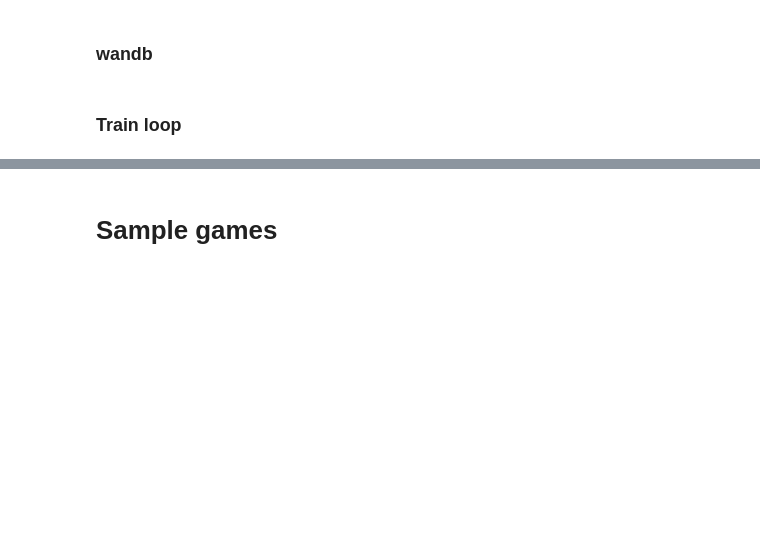
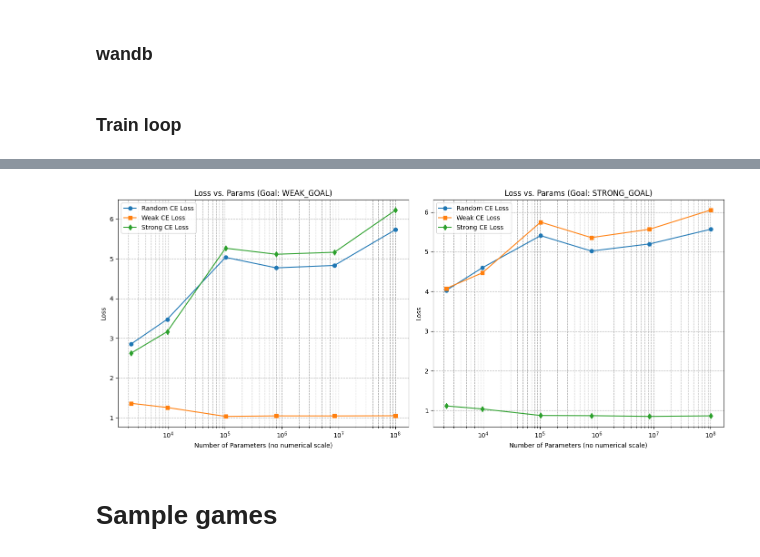
Before and after one commit to BenWilop/MechInt, a Jupyter notebook: playground_WSG_games.ipynb, the cells around one changed output, grey strips where cells are left out. Saved outputs shown, nothing was run; the diff lists cells and outputs as text; code cells hidden in the pictures; blank space fills up the shorter version.

```diff
--- a/playground_WSG_games.ipynb
+++ b/playground_WSG_games.ipynb
@@ -400,21 +417,6 @@ def run_full_training(project_name, model_size: str, goal: Goal, train_data, tes
         model, goal, optimizer, loss_fn,
         train_data, test_data, training_cfg.get("epochs"), batch_size=batch_size)
 
-    t.save(model, f"mymodel.pt")
-    wandb.log_model(f"./mymodel.pt", project_name, aliases=[f"{experiment_name}_{timestamp}"])
     wandb.finish()
 
-    return run_id
+    return model, experiment_name, run_id
-# %%
-project_name = "tictactoe_playground_random_trees"
-model_size = "tiny"
-goal = Goal.WEAK_GOAL
-
-training_cfg = {
-    "learning_rate": 1e-4,
-    "weight_decay": 0,
-    "epochs": 1,
-    "batch_size": 64,
-}
-model_cfg = get_model_config(model_size)
-run_id = run_full_training(project_name, model_size, goal, tictactoe_train_data, tictactoe_test_data, training_cfg, model_cfg)
@@ -455,0 +531,75 @@ ragci4z2
+# %%
+import matplotlib.pyplot as plt
+
+def plot_loss_pretrain_models(experiment_folder, project_name, test_data):
+    # Initialize dictionaries to store the data for each goal type.
+    data_by_goal = {
+        Goal.WEAK_GOAL: {
+            "params": [],
+            "random_loss": [],
+            "weak_loss": [],
+            "strong_loss": []
+        },
+        Goal.STRONG_GOAL: {
+            "params": [],
+            "random_loss": [],
+            "weak_loss": [],
+            "strong_loss": []
+        }
+    }
+
+    # Iterate over model sizes and both goal types.
+    for model_size in ["tiny", "small", "medium", "large", "huge", "gigantic"]:
+        for goal in [Goal.WEAK_GOAL, Goal.STRONG_GOAL]:
+            model = load_model(project_name, model_size, goal, experiment_folder)
+            if not model:
+                continue
+
+            # Evaluate
+            n_parameters = count_parameters(model)
+            test_sample = random_sample_tictactoe_data(test_data, 1000)
+            test_logits = model(test_sample.games_data)
+            random_loss = cross_entropy(test_logits, test_sample.random_move_labels).item()
+            weak_loss   = cross_entropy(test_logits, test_sample.weak_goals_labels).item()
+            strong_loss = cross_entropy(test_logits, test_sample.strong_goals_labels).item()
+
+            # Save the computed values in the appropriate goal category
+            data_by_goal[goal]["params"].append(n_parameters)
+            data_by_goal[goal]["random_loss"].append(random_loss)
+            data_by_goal[goal]["weak_loss"].append(weak_loss)
+            data_by_goal[goal]["strong_loss"].append(strong_loss)
+
+    # Create a figure with two subplots (side-by-side)
+    fig, axes = plt.subplots(1, 2, figsize=(14, 6))
+
+    # Plot for models with WEAK_GOAL
+    ax = axes[0]
+    ax.plot(data_by_goal[Goal.WEAK_GOAL]["params"], data_by_goal[Goal.WEAK_GOAL]["random_loss"], 'o-', label="Random CE Loss")
+    ax.plot(data_by_goal[Goal.WEAK_GOAL]["params"], data_by_goal[Goal.WEAK_GOAL]["weak_loss"], 's-', label="Weak CE Loss")
+    ax.plot(data_by_goal[Goal.WEAK_GOAL]["params"], data_by_goal[Goal.WEAK_GOAL]["strong_loss"], 'd-', label="Strong CE Loss")
+    ax.set_xscale('log')  # Logarithmic x-axis
+    # ax.set_yscale('log')
+    ax.set_xlabel("Number of Parameters (no numerical scale)")
+    ax.set_ylabel("Loss")
+    ax.set_title("Loss vs. Params (Goal: WEAK_GOAL)")
+    ax.legend()
+    ax.grid(True, which="both", ls="--")
+
+    # Plot for models with STRONG_GOAL
+    ax = axes[1]
+    ax.plot(data_by_goal[Goal.STRONG_GOAL]["params"], data_by_goal[Goal.STRONG_GOAL]["random_loss"], 'o-', label="Random CE Loss")
+    ax.plot(data_by_goal[Goal.STRONG_GOAL]["params"], data_by_goal[Goal.STRONG_GOAL]["weak_loss"], 's-', label="Weak CE Loss")
+    ax.plot(data_by_goal[Goal.STRONG_GOAL]["params"], data_by_goal[Goal.STRONG_GOAL]["strong_loss"], 'd-', label="Strong CE Loss")
+    ax.set_xscale('log')  # Logarithmic x-axis
+    # ax.set_yscale('log')
+    ax.set_xlabel("Number of Parameters (no numerical scale)")
+    ax.set_ylabel("Loss")
+    ax.set_title("Loss vs. Params (Goal: STRONG_GOAL)")
+    ax.legend()
+    ax.grid(True, which="both", ls="--")
+
+    plt.tight_layout()
+    plt.show()
+
+plot_loss_pretrain_models(experiment_folder, project_name, tictactoe_test_data)
+# %% [output]
@@ -455,0 +618 @@ ragci4z2
+[figure, added]
```
Also changed, not shown: parts of 15 cells of this notebook.
